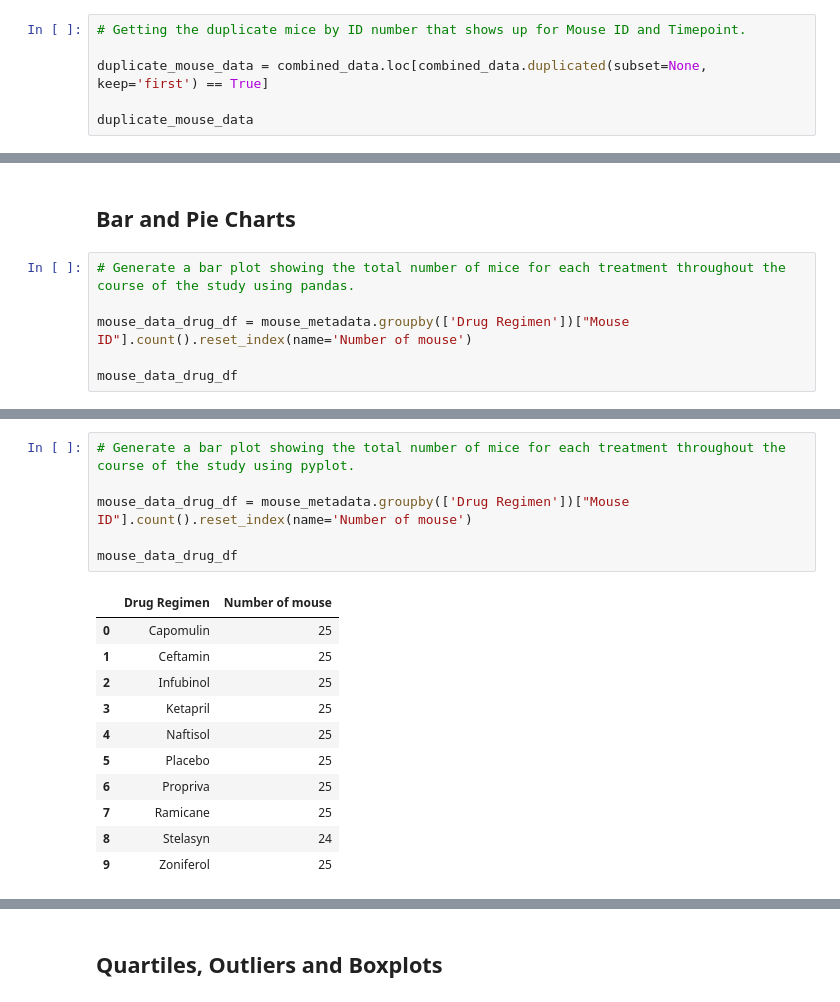
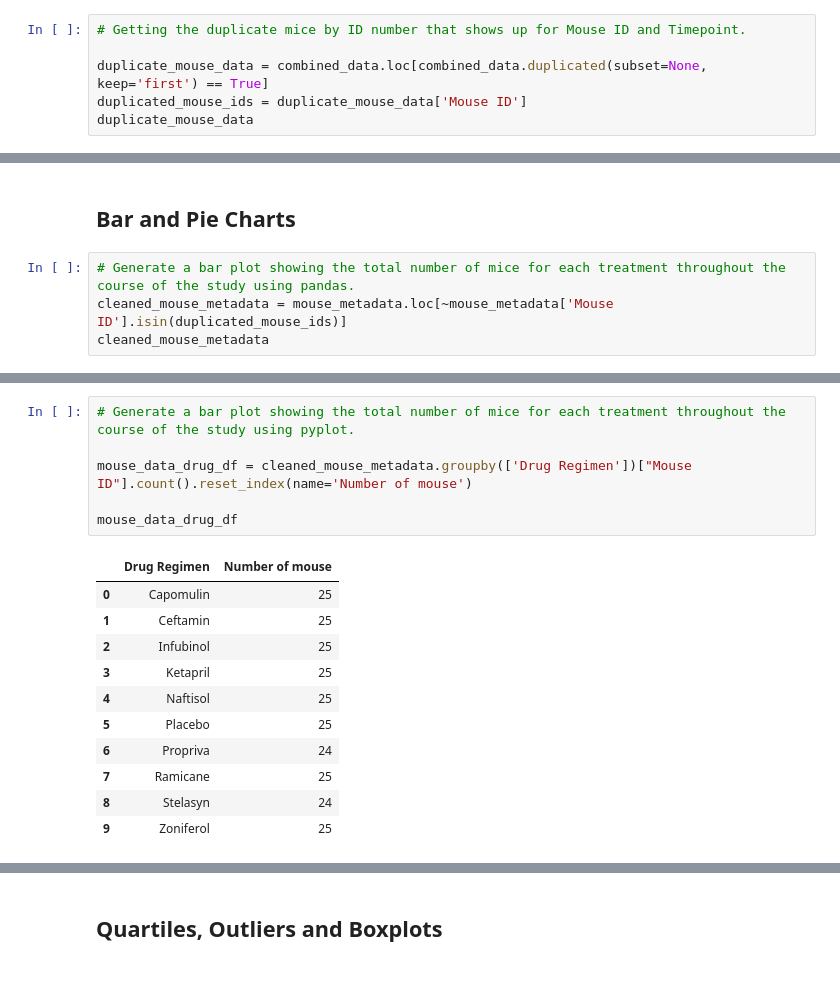
Before and after one commit to ChloeThan/Matplotlib_Challenge, a Jupyter notebook: pymaceuticals_chloe.ipynb, the cells around one changed output, grey strips where cells are left out. Drawn from its saved outputs; the diff is of its cells as text.

```diff
--- a/pymaceuticals_chloe.ipynb
+++ b/pymaceuticals_chloe.ipynb
@@ -43,7 +43,7 @@ mouse_metadata['Mouse ID'].nunique()
 # Getting the duplicate mice by ID number that shows up for Mouse ID and Timepoint.
 
 duplicate_mouse_data = combined_data.loc[combined_data.duplicated(subset=None, keep='first') == True]
-
+duplicated_mouse_ids = duplicate_mouse_data['Mouse ID']
 duplicate_mouse_data
 # %% [output]
 |  | Mouse ID | Drug Regimen | Sex | Age_months | Weight (g) | Timepoint | Tumor Volume (mm3) | ... |
@@ -127,8 +143,6 @@ The summary statistics table:
 ## Bar and Pie Charts
 # %%
 # Generate a bar plot showing the total number of mice for each treatment throughout the course of the study using pandas.
-
-mouse_data_drug_df = mouse_metadata.groupby(['Drug Regimen'])["Mouse ID"].count().reset_index(name='Number of mouse')
-
-mouse_data_drug_df
+cleaned_mouse_metadata = mouse_metadata.loc[~mouse_metadata['Mouse ID'].isin(duplicated_mouse_ids)]
+cleaned_mouse_metadata
 # %% [output]
@@ -156,18 +188,18 @@ plt.tight_layout()
 # %%
 # Generate a bar plot showing the total number of mice for each treatment throughout the course of the study using pyplot.
 
-mouse_data_drug_df = mouse_metadata.groupby(['Drug Regimen'])["Mouse ID"].count().reset_index(name='Number of mouse')
+mouse_data_drug_df = cleaned_mouse_metadata.groupby(['Drug Regimen'])["Mouse ID"].count().reset_index(name='Number of mouse')
 
 mouse_data_drug_df
 # %% [output]
 |  | Drug Regimen | Number of mouse |
 | 0 | Capomulin | 25 |
 | 1 | Ceftamin | 25 |
 | 2 | Infubinol | 25 |
 | 3 | Ketapril | 25 |
 | 4 | Naftisol | 25 |
 | 5 | Placebo | 25 |
-| 6 | Propriva | 25 |
+| 6 | Propriva | 24 |
 | 7 | Ramicane | 25 |
 | 8 | Stelasyn | 24 |
 | 9 | Zoniferol | 25 |
```
Also changed, not shown: parts of 21 cells of this notebook.
